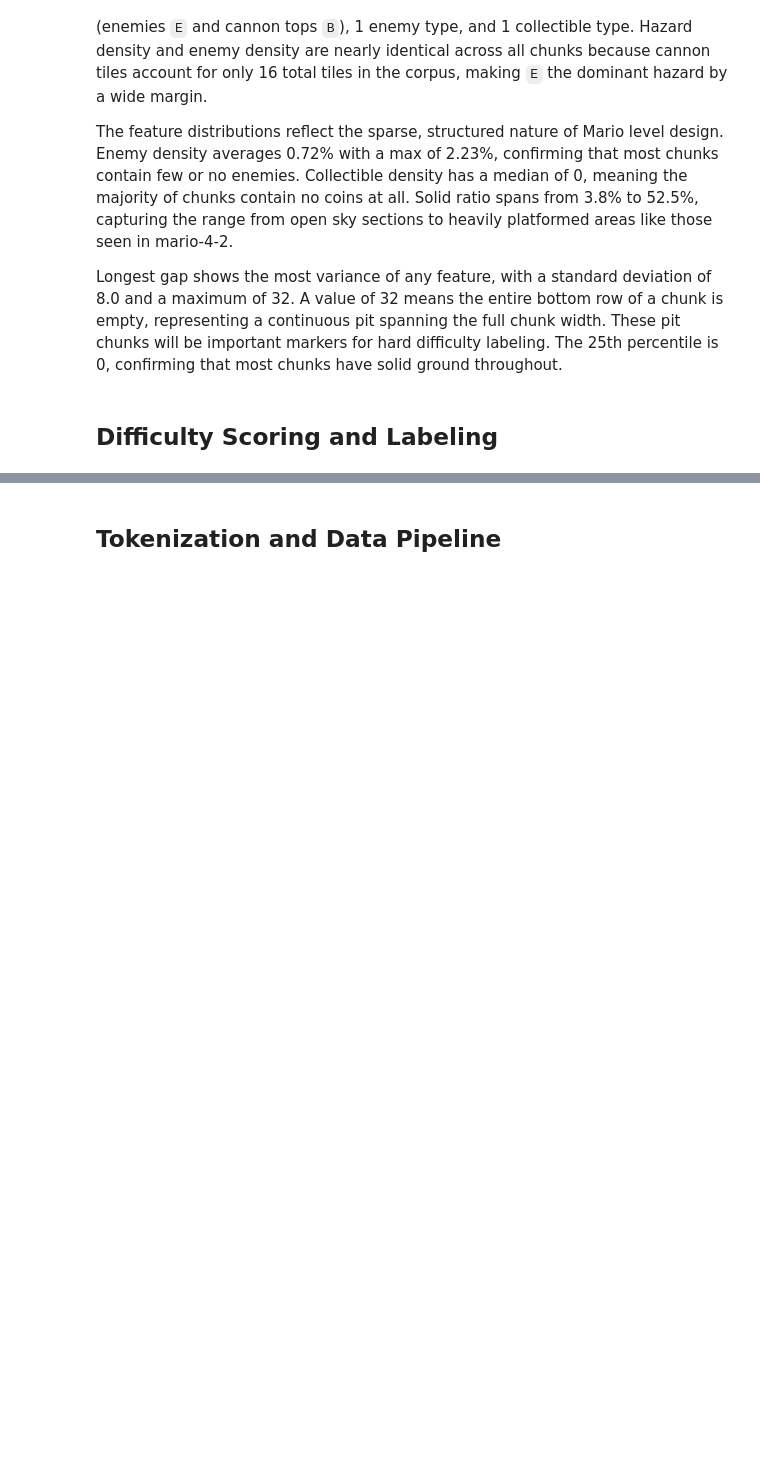
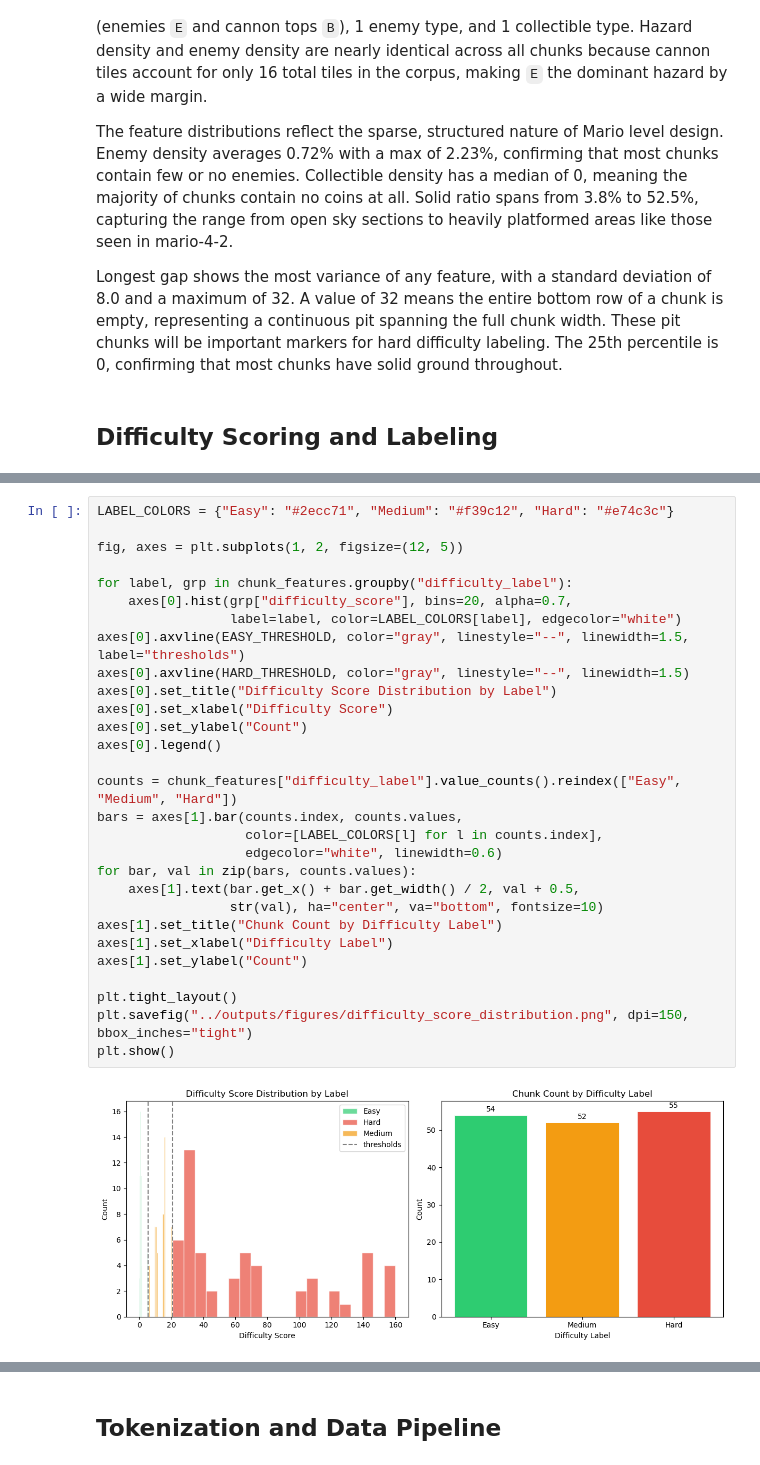
Before and after one commit to thebobmay/generative-ai-transformer-level-generation, a Jupyter notebook: notebooks/generative_model.ipynb, the cells around one changed output, grey strips where cells are left out. Drawn from its saved outputs; the diff is of its cells as text; blank space fills up the shorter version.

```diff
--- a/notebooks/generative_model.ipynb
+++ b/notebooks/generative_model.ipynb
@@ -503,0 +589,31 @@ Longest gap shows the most variance of any feature, with a standard deviation of
+# %%
+LABEL_COLORS = {"Easy": "#2ecc71", "Medium": "#f39c12", "Hard": "#e74c3c"}
+
+fig, axes = plt.subplots(1, 2, figsize=(12, 5))
+
+for label, grp in chunk_features.groupby("difficulty_label"):
+    axes[0].hist(grp["difficulty_score"], bins=20, alpha=0.7,
+                 label=label, color=LABEL_COLORS[label], edgecolor="white")
+axes[0].axvline(EASY_THRESHOLD, color="gray", linestyle="--", linewidth=1.5, label="thresholds")
+axes[0].axvline(HARD_THRESHOLD, color="gray", linestyle="--", linewidth=1.5)
+axes[0].set_title("Difficulty Score Distribution by Label")
+axes[0].set_xlabel("Difficulty Score")
+axes[0].set_ylabel("Count")
+axes[0].legend()
+
+counts = chunk_features["difficulty_label"].value_counts().reindex(["Easy", "Medium", "Hard"])
+bars = axes[1].bar(counts.index, counts.values,
+                   color=[LABEL_COLORS[l] for l in counts.index],
+                   edgecolor="white", linewidth=0.6)
+for bar, val in zip(bars, counts.values):
+    axes[1].text(bar.get_x() + bar.get_width() / 2, val + 0.5,
+                 str(val), ha="center", va="bottom", fontsize=10)
+axes[1].set_title("Chunk Count by Difficulty Label")
+axes[1].set_xlabel("Difficulty Label")
+axes[1].set_ylabel("Count")
+
+plt.tight_layout()
+plt.savefig("../outputs/figures/difficulty_score_distribution.png", dpi=150, bbox_inches="tight")
+plt.show()
+# %% [output]
+[figure, added]
```
Also changed, not shown: parts of 4 cells of this notebook, 1 other file.
